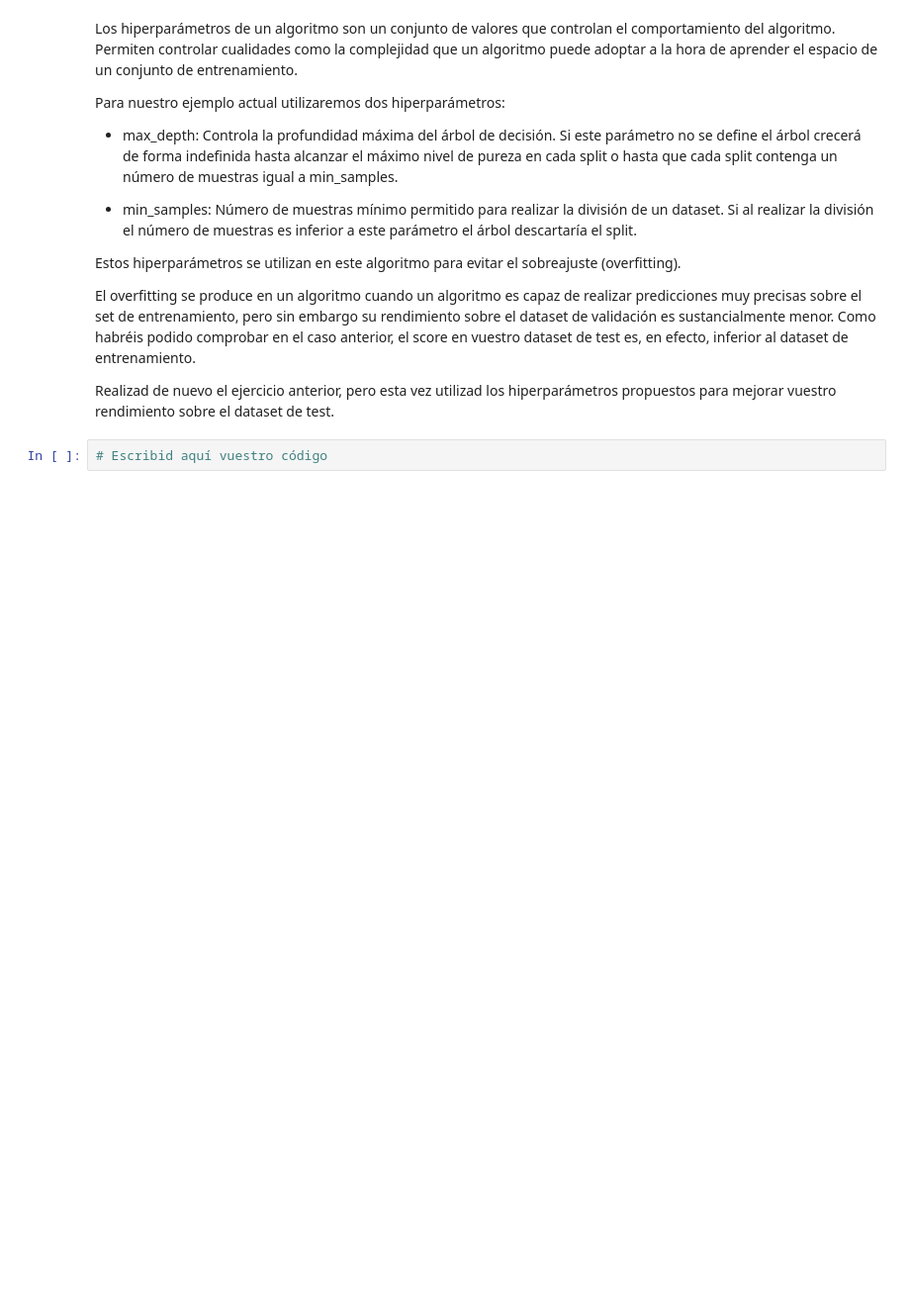
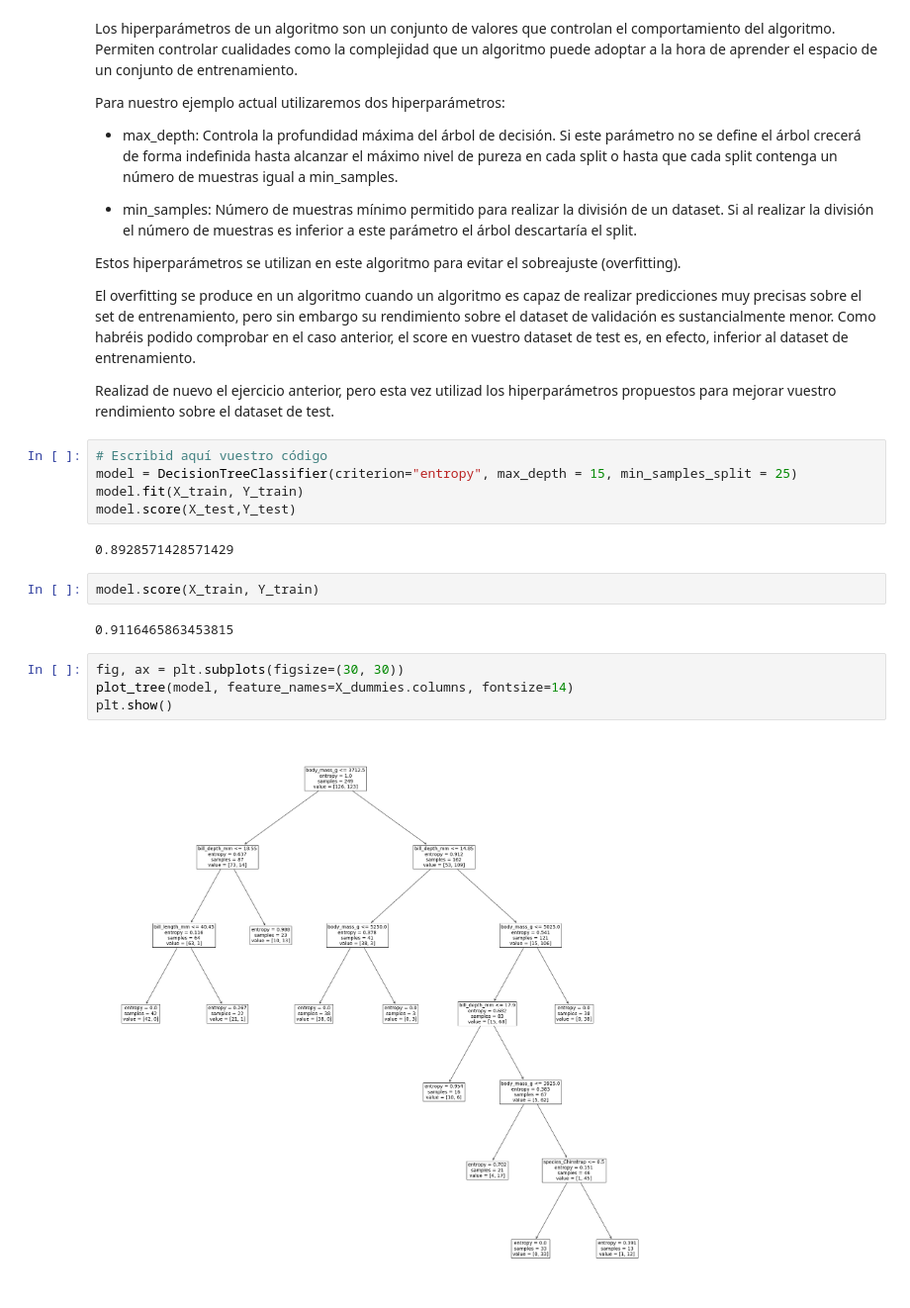
Before and after one commit to AnnaSkrb/IDAL_IA3_Anna, a Jupyter notebook: Copia_de_Decision_trees.ipynb, the cells around one changed output. Shown at 99% size. Saved outputs shown, nothing was run; the diff lists cells and outputs as text; blank space fills up the shorter version.

```diff
--- a/Copia_de_Decision_trees.ipynb
+++ b/Copia_de_Decision_trees.ipynb
@@ -216,5 +286,20 @@ Estos hiperparámetros se utilizan en este algoritmo para evitar el sobreajuste
 El overfitting se produce en un algoritmo cuando un algoritmo es capaz de realizar predicciones muy precisas sobre el set de entrenamiento, pero sin embargo su rendimiento sobre el dataset de validación es sustancialmente menor. Como habréis podido comprobar en el caso anterior, el score en vuestro dataset de test es, en efecto, inferior al dataset de entrenamiento.
 
 Realizad de nuevo el ejercicio anterior, pero esta vez utilizad los hiperparámetros propuestos para mejorar vuestro rendimiento sobre el dataset de test.
-# %%
-# Escribid aquí vuestro código
+# %%
+# Escribid aquí vuestro código
+model = DecisionTreeClassifier(criterion="entropy", max_depth = 15, min_samples_split = 25)
+model.fit(X_train, Y_train)
+model.score(X_test,Y_test)
+# %% [output]
+0.8928571428571429
+# %%
+model.score(X_train, Y_train)
+# %% [output]
+0.9116465863453815
+# %%
+fig, ax = plt.subplots(figsize=(30, 30))
+plot_tree(model, feature_names=X_dummies.columns, fontsize=14)
+plt.show()
+# %% [output]
+[figure, added]
```
Also changed, not shown: parts of 14 cells of this notebook.
